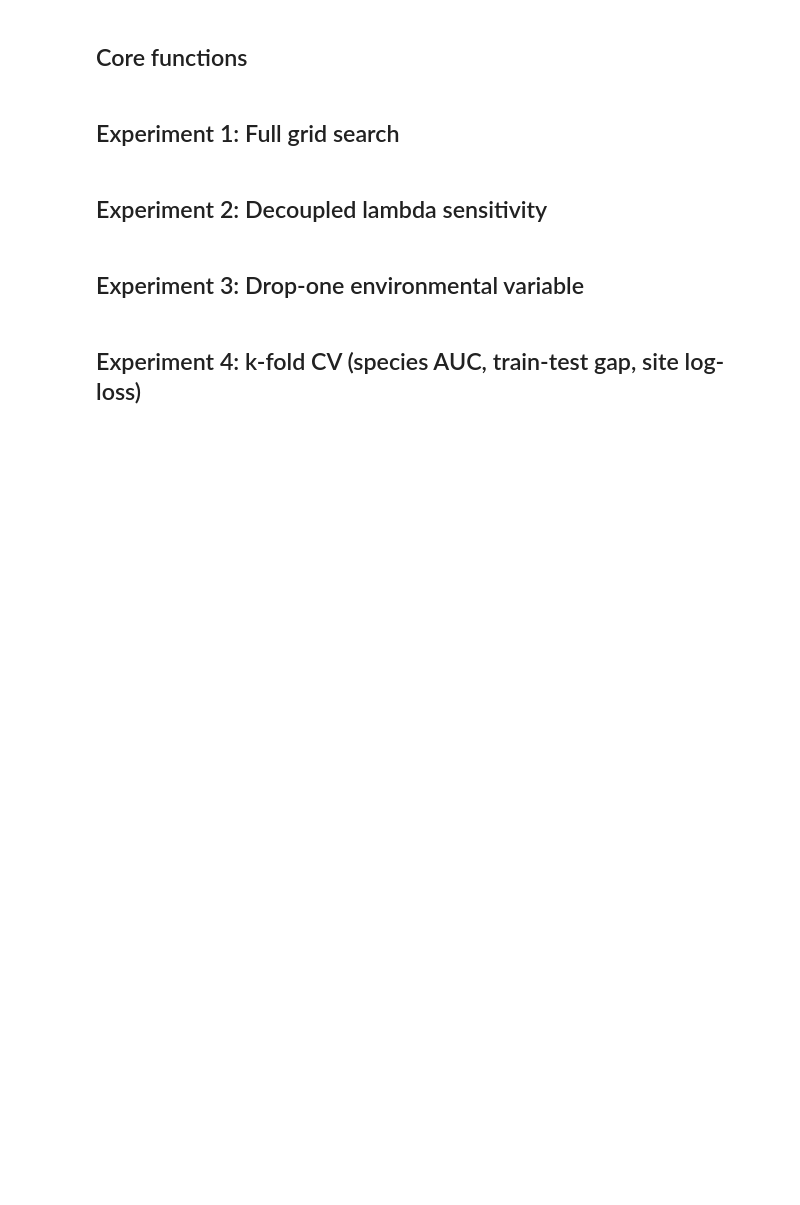
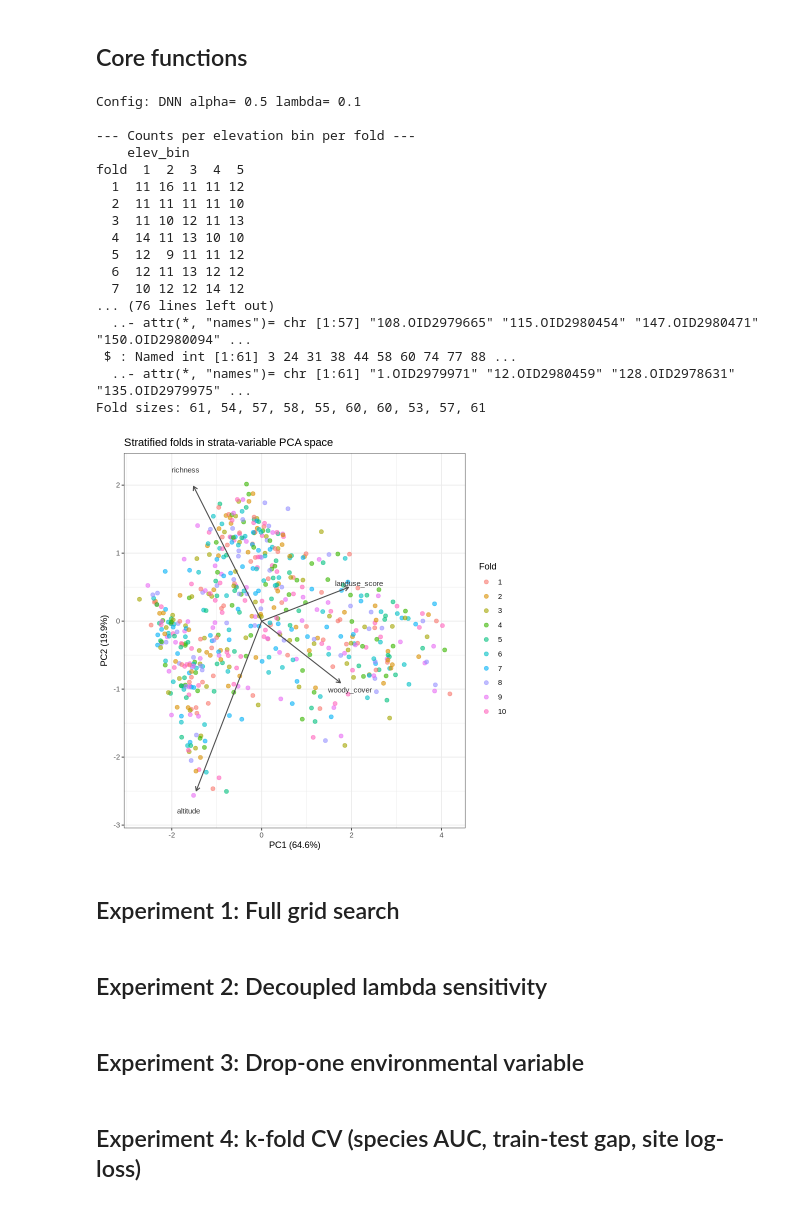
Before and after one commit to billurbektas/mountain_JSDMs, a Jupyter notebook: Calanda_JSDM/R/02_model/05_sjsdm_experiments_colab.ipynb, the cells around one changed output. Saved outputs shown, nothing was run; the diff lists cells and outputs as text; code cells hidden in the pictures; blank space fills up the shorter version.

Commit message:
Changes to the folds design to assure a balanced design.

```diff
--- a/Calanda_JSDM/R/02_model/05_sjsdm_experiments_colab.ipynb
+++ b/Calanda_JSDM/R/02_model/05_sjsdm_experiments_colab.ipynb
@@ -56,8 +127,8 @@ session_info = sessionInfo()
 # ============================================================================
 
 # Google Drive paths
-drive_base = "/content/drive/MyDrive/A_ETH/Calanda_JSDM"
-data_file = file.path(drive_base, "data_calanda_jsdm.rds")
+drive_base = "/content/drive/MyDrive/Calanda_JSDM"
+data_file = file.path(drive_base, "data_calanda_jsdm_2026-02-25.rds")
 results_dir = file.path(drive_base, "results")
 
 # Model settings
@@ -66,7 +137,6 @@ iterations = 750L
 learning_rate = 0.01
 sampling_fit = 1000L
 anova_samples_fast = 5000L
-woody_threshold = 10
 
 # Environmental formula
 env_formula = ~summer_temp + fdd + et.annual + slope + rocks_cover +
@@ -234,3 +399,38 @@ build_stratified_folds = function(k = 10, alt, tree_cover, shrub_cover,
+# %%
+# Check the balance of the design
+k = 10
+    cat("Config:", rep_spatial, "alpha=", rep_alpha, "lambda=", rep_lambda, "\n")
+
+    folds = build_stratified_folds(
+      k = k, alt = altitude,
+      tree_cover = Xenv[, "trees_cover"],
+      shrub_cover = Xenv[, "shrubs_cover"],
+      disturbance = Xenv[, "disturbance"],
+      nutrient = Xenv[, "nutrient"],
+      richness = richness,
+      site_names = rownames(Y)
+    )
+    str(folds)
+    cat("Fold sizes:", paste(sapply(folds, length), collapse = ", "), "\n\n")
+# %% [output]
+Config: DNN alpha= 0.5 lambda= 0.1
+
+--- Counts per elevation bin per fold ---
+    elev_bin
+fold  1  2  3  4  5
+  1  11 16 11 11 12
+  2  11 11 11 11 10
+  3  11 10 12 11 13
+  4  14 11 13 10 10
+  5  12  9 11 11 12
+  6  12 11 13 12 12
+  7  10 12 12 14 12
+... (76 lines left out)
+  ..- attr(*, "names")= chr [1:57] "108.OID2979665" "115.OID2980454" "147.OID2980471" "150.OID2980094" ...
+ $ : Named int [1:61] 3 24 31 38 44 58 60 74 77 88 ...
+  ..- attr(*, "names")= chr [1:61] "1.OID2979971" "12.OID2980459" "128.OID2978631" "135.OID2979975" ...
+Fold sizes: 61, 54, 57, 58, 55, 60, 60, 53, 57, 61
+[figure, added]
 # %% [markdown]
 ## Experiment 1: Full grid search
 # %%
```
Also changed, not shown: parts of 16 cells of this notebook.
